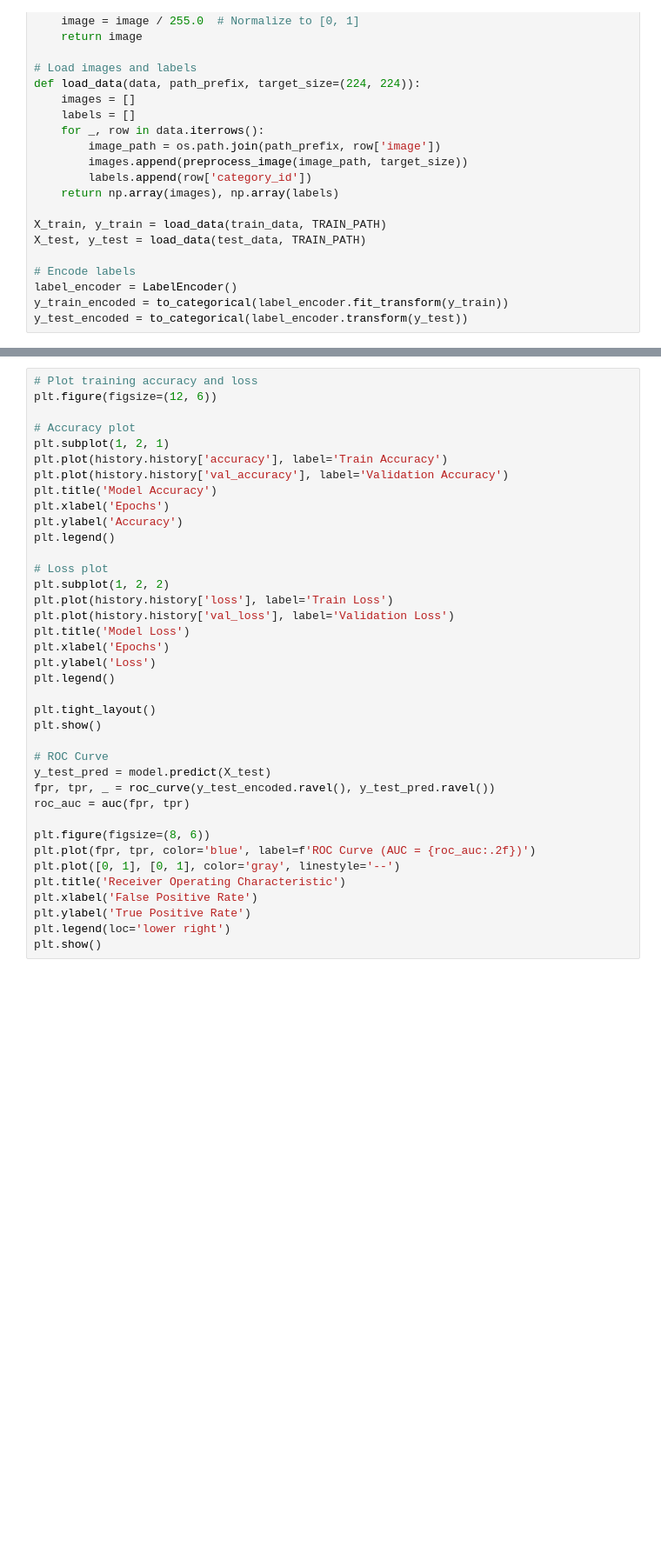
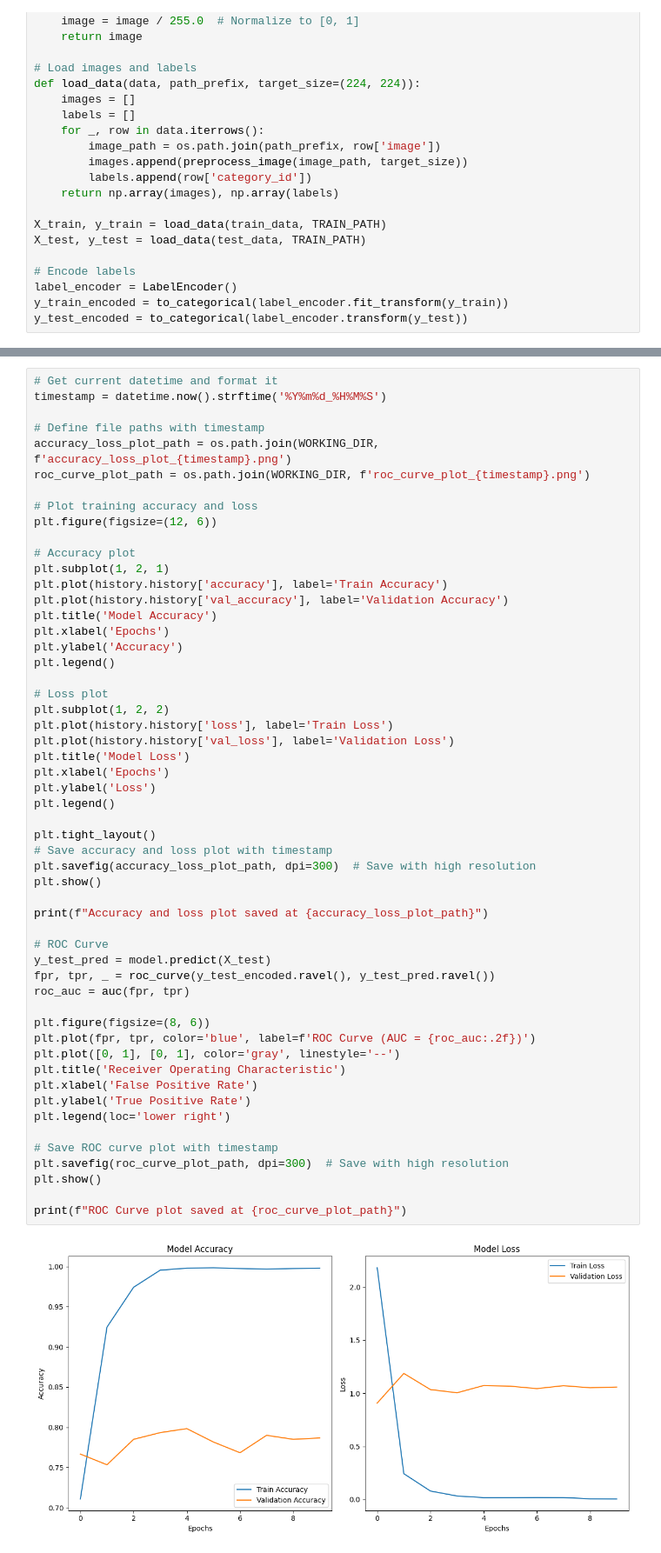
Before and after one commit to laurosampaio/object_detection_model_compare, a Jupyter notebook: object_detection_mobilenet_v2.ipynb, the cells around one changed output, grey strips where cells are left out. Shown at 87% size. Drawn from its saved outputs; the diff is of its cells as text; blank space fills up the shorter version.

```diff
--- a/object_detection_mobilenet_v2.ipynb
+++ b/object_detection_mobilenet_v2.ipynb
@@ -184,4 +290,11 @@ print(f"Trained model saved at {model_path}")
 # %%
+# Get current datetime and format it
+timestamp = datetime.now().strftime('%Y%m%d_%H%M%S')
+
+# Define file paths with timestamp
+accuracy_loss_plot_path = os.path.join(WORKING_DIR, f'accuracy_loss_plot_{timestamp}.png')
+roc_curve_plot_path = os.path.join(WORKING_DIR, f'roc_curve_plot_{timestamp}.png')
+
 # Plot training accuracy and loss
 plt.figure(figsize=(12, 6))
 
@@ -192,30 +305,41 @@ plt.plot(history.history['val_accuracy'], label='Validation Accuracy')
 plt.title('Model Accuracy')
 plt.xlabel('Epochs')
 plt.ylabel('Accuracy')
 plt.legend()
 
 # Loss plot
 plt.subplot(1, 2, 2)
 plt.plot(history.history['loss'], label='Train Loss')
 plt.plot(history.history['val_loss'], label='Validation Loss')
 plt.title('Model Loss')
 plt.xlabel('Epochs')
 plt.ylabel('Loss')
 plt.legend()
 
 plt.tight_layout()
+# Save accuracy and loss plot with timestamp
+plt.savefig(accuracy_loss_plot_path, dpi=300)  # Save with high resolution
 plt.show()
+
+print(f"Accuracy and loss plot saved at {accuracy_loss_plot_path}")
 
 # ROC Curve
 y_test_pred = model.predict(X_test)
 fpr, tpr, _ = roc_curve(y_test_encoded.ravel(), y_test_pred.ravel())
 roc_auc = auc(fpr, tpr)
 
 plt.figure(figsize=(8, 6))
 plt.plot(fpr, tpr, color='blue', label=f'ROC Curve (AUC = {roc_auc:.2f})')
 plt.plot([0, 1], [0, 1], color='gray', linestyle='--')
 plt.title('Receiver Operating Characteristic')
 plt.xlabel('False Positive Rate')
 plt.ylabel('True Positive Rate')
 plt.legend(loc='lower right')
+
+# Save ROC curve plot with timestamp
+plt.savefig(roc_curve_plot_path, dpi=300)  # Save with high resolution
 plt.show()
+
+print(f"ROC Curve plot saved at {roc_curve_plot_path}")
+# %% [output]
+[figure, added]
```
Also changed, not shown: parts of 17 cells of this notebook, 11 other files.
